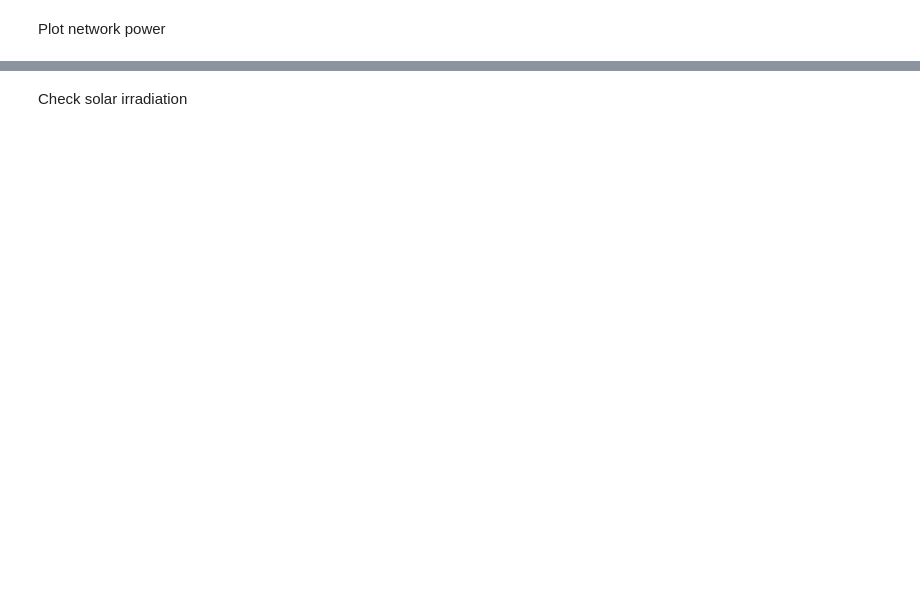
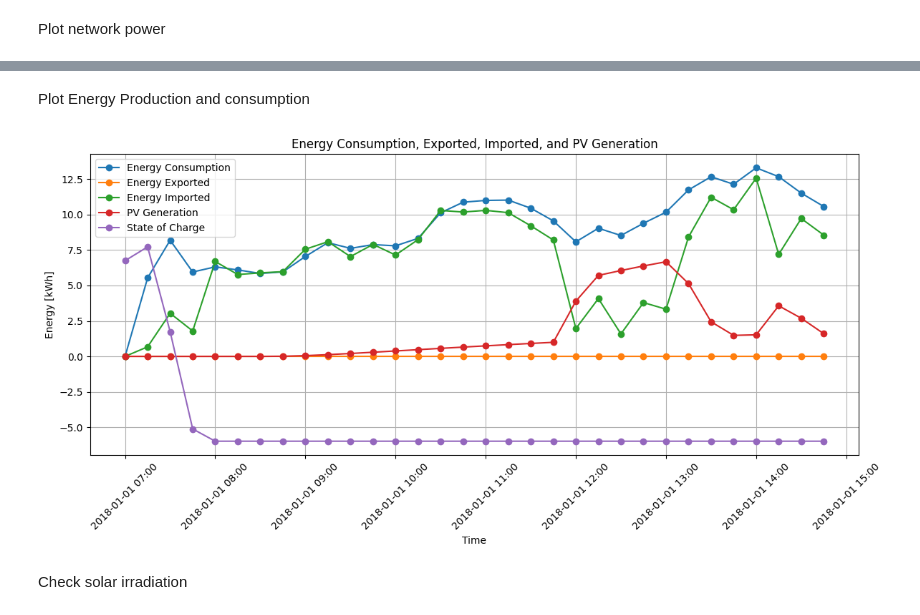
Before and after one commit to glmoritz/pandapower_tests, a Jupyter notebook: duilio_plots_postgres.ipynb, the cells around one changed output, grey strips where cells are left out. Cells and saved outputs as stored; diff of their text form; code cells hidden in the pictures; blank space fills up the shorter version.

```diff
--- a/duilio_plots_postgres.ipynb
+++ b/duilio_plots_postgres.ipynb
@@ -261,3 +280,42 @@ else:
+# %% [markdown]
+Plot Energy Production and consumption
+# %%
+# Query and plot EnergyConsumption[MWh], EnergyExported[MWh], EnergyImported[MWh], PVGeneration[MWh] for the current simulation
+
+energy_outputs = [
+    ('EnergyConsumption[MWh]', 'Energy Consumption'),
+    ('EnergyExported[MWh]', 'Energy Exported'),
+    ('EnergyImported[MWh]', 'Energy Imported'),
+    ('PVGeneration[MWh]', 'PV Generation'),
+    ('SOC[MWh]', 'State of Charge')
+]
+
+plt.figure(figsize=(12, 6))
+
+for output_name, label in energy_outputs:
+    df_energy = get_timeseries_data(
+        conn,
+        simulation_output_id,
+        output_name=output_name
+    )
+    if not df_energy.empty:
+        df_energy['bucket'] = pd.to_datetime(df_energy['bucket'])
+        # Convert MWh to kWh
+        plt.plot(df_energy['bucket'], df_energy['total_quantity'] * 1000, marker='o', label=label)
+    else:
+        print(f"No data found for {label}")
+
+plt.title('Energy Consumption, Exported, Imported, and PV Generation')
+plt.xlabel('Time')
+plt.ylabel('Energy [kWh]')
+plt.gca().xaxis.set_major_formatter(matplotlib.dates.DateFormatter('%Y-%m-%d %H:%M'))
+plt.xticks(rotation=45)
+plt.legend()
+plt.grid(True)
+plt.tight_layout()
+plt.show()
+# %% [output]
+[figure, added]
 # %% [markdown]
 Check solar irradiation
 # %%
```
Also changed, not shown: parts of 9 cells of this notebook, 3 other files.
